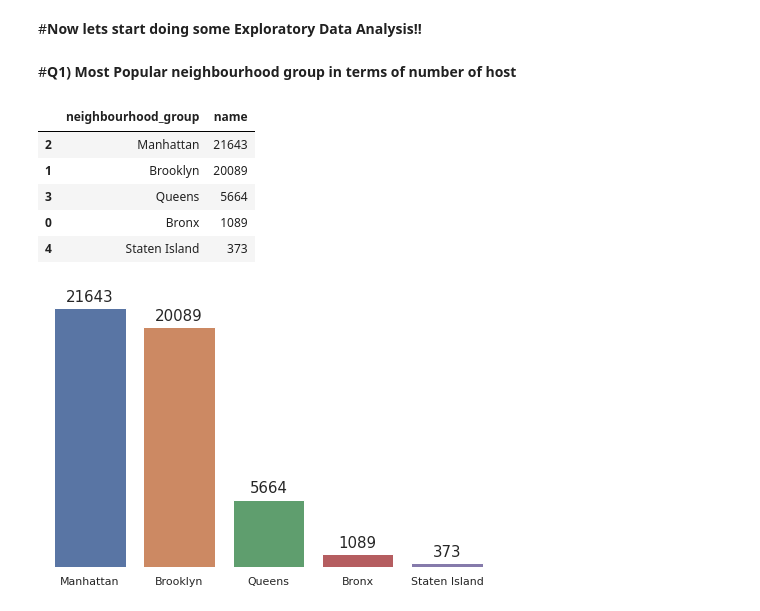
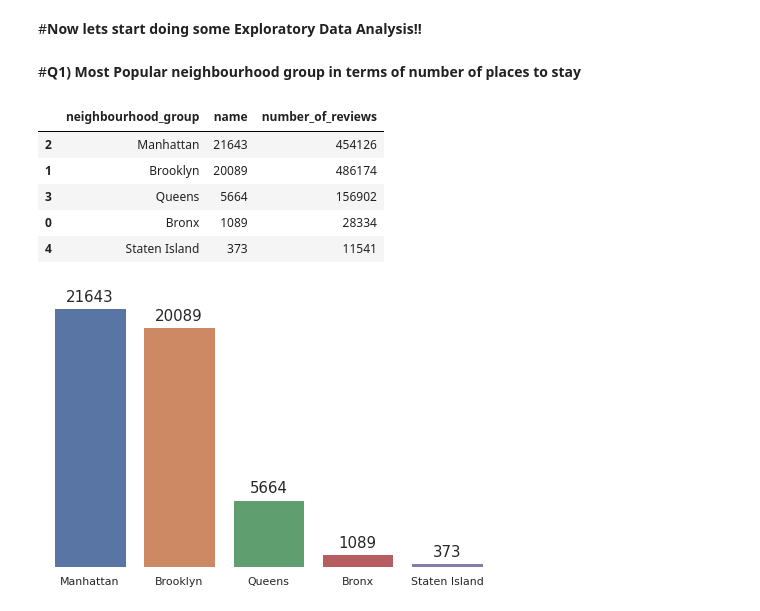
Before and after one commit to sudeep-009/Airbnb-Analysis, a Jupyter notebook: Copy_of_Airbnb_Bookings_Analysis_Capstone_Project.ipynb, the cells around one changed output. Drawn from its saved outputs; the diff is of its cells as text; code cells hidden in the pictures.

```diff
--- a/Copy_of_Airbnb_Bookings_Analysis_Capstone_Project.ipynb
+++ b/Copy_of_Airbnb_Bookings_Analysis_Capstone_Project.ipynb
@@ -150,17 +150,18 @@ airbnb_df.head()
 # %% [markdown]
 #**Now lets start doing some Exploratory Data Analysis!!**
 # %% [markdown]
-#**Q1) Most Popular neighbourhood group in terms of number of host**
+#**Q1) Most Popular neighbourhood group in terms of number of places to stay**
 # %%
-popular_neighbourhood = airbnb_df.groupby('neighbourhood_group').agg({'name': 'count'}).reset_index().sort_values('name',ascending=False)
+neighbourhood_df = airbnb_df.groupby('neighbourhood_group').agg({'name': 'count','number_of_reviews': np.sum}).reset_index()
+popular_neighbourhood = neighbourhood_df.sort_values('name',ascending=False)
 popular_neighbourhood.head()
 # %% [output]
-|  | neighbourhood_group | name |
-| 2 | Manhattan | 21643 |
-| 1 | Brooklyn | 20089 |
-| 3 | Queens | 5664 |
-| 0 | Bronx | 1089 |
-| 4 | Staten Island | 373 |
+|  | neighbourhood_group | name | number_of_reviews |
+| 2 | Manhattan | 21643 | 454126 |
+| 1 | Brooklyn | 20089 | 486174 |
+| 3 | Queens | 5664 | 156902 |
+| 0 | Bronx | 1089 | 28334 |
+| 4 | Staten Island | 373 | 11541 |
 # %%
 sns.set_theme(rc={'figure.figsize': (8,5)},style='whitegrid',palette='deep')
 bars = sns.barplot(x='neighbourhood_group',y='name',data=popular_neighbourhood)
```
Also changed, not shown: parts of 14 cells of this notebook.
